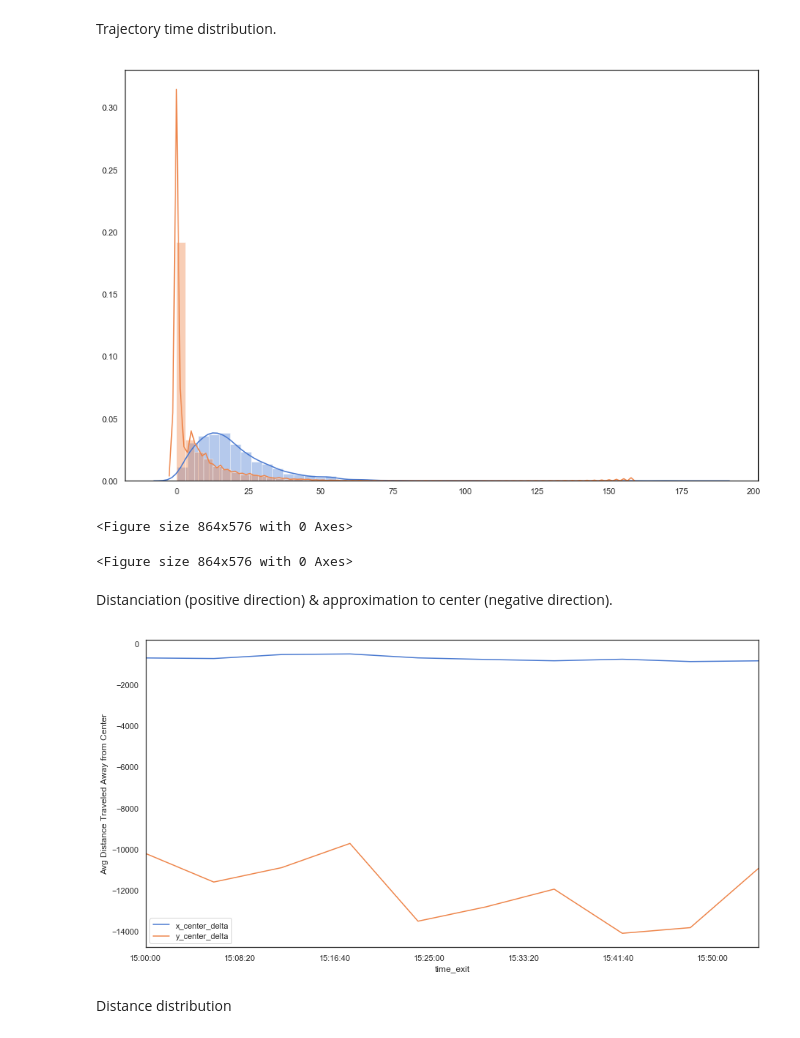
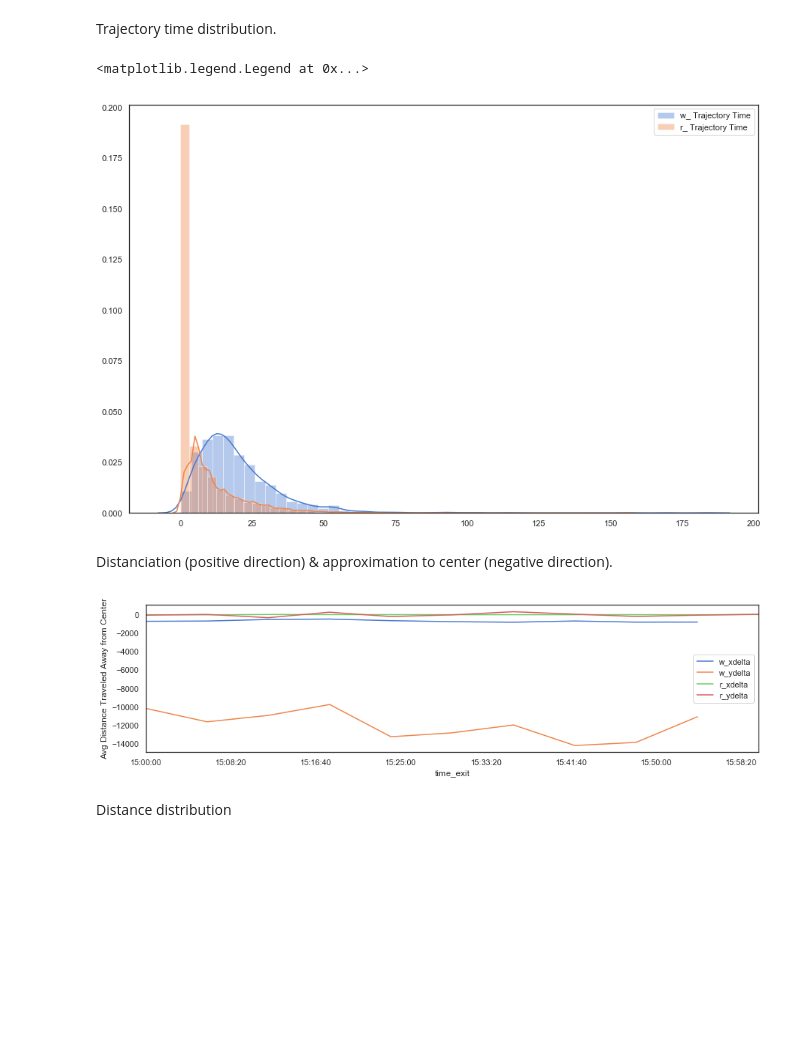
Before and after one commit to jcezarms/ey-nextwave-competition, a Jupyter notebook: notebooks/julio-01.residual-learning.ipynb, the cells around one changed output. Cells and saved outputs as stored; diff of their text form; code cells hidden in the pictures; blank space fills up the shorter version.

Commit message:
Dynamic axis in utils plot, joined w_ & r_ distance and time plots

```diff
--- a/notebooks/julio-01.residual-learning.ipynb
+++ b/notebooks/julio-01.residual-learning.ipynb
@@ -211,20 +211,26 @@ Trajectory time distribution.
 # %%
 fig = plt.figure(figsize=(15, 10))
 ax = fig.add_subplot(111)
-distplot(wrong_preds, 'trajectory_time', label='w_', ax=ax)
-distplot(right_preds, 'trajectory_time', label='r_', ax=ax)
+
+distplot(wrong_preds, index='trajectory_time', label='w_ Trajectory Time', ax=ax)
+distplot(right_preds, index='trajectory_time', label='r_ Trajectory Time', ax=ax)
+
+plt.legend()
 # %% [output]
+<matplotlib.legend.Legend at 0x...>
-[figure, old version]
+[figure, new version]
-<Figure size 864x576 with 0 Axes>
-<Figure size 864x576 with 0 Axes>
 # %% [markdown]
 Distanciation (positive direction) & approximation to center (negative direction).
 # %%
-x_delta_avg = wrong_preds.set_index('time_exit').x_center_delta.resample('0.1H').mean()
-y_delta_avg = wrong_preds.set_index('time_exit').y_center_delta.resample('0.1H').mean()
+w_xdelta_avg = wrong_preds.set_index('time_exit').x_center_delta.resample('0.1H').mean()
+w_ydelta_avg = wrong_preds.set_index('time_exit').y_center_delta.resample('0.1H').mean()
+r_xdelta_avg = right_preds.set_index('time_exit').x_center_delta.resample('0.1H').mean()
+r_ydelta_avg = right_preds.set_index('time_exit').y_center_delta.resample('0.1H').mean()
 
-plot_avg_distance([x_delta_avg, y_delta_avg], figsize=(15, 17), title='Avg Distance Traveled Away from Center')
+avglist = [w_xdelta_avg, w_ydelta_avg, r_xdelta_avg, r_ydelta_avg]
+labels = ['w_xdelta', 'w_ydelta', 'r_xdelta', 'r_ydelta']
+plot_avg_distance(avglist, figsize=(15, 17), title='Avg Distance Traveled Away from Center', labels=labels)
 # %% [output]
-[figure, old version]
+[figure, new version]
 # %% [markdown]
 Distance distribution
```
Also changed, not shown: parts of 16 cells of this notebook, 2 other files.
